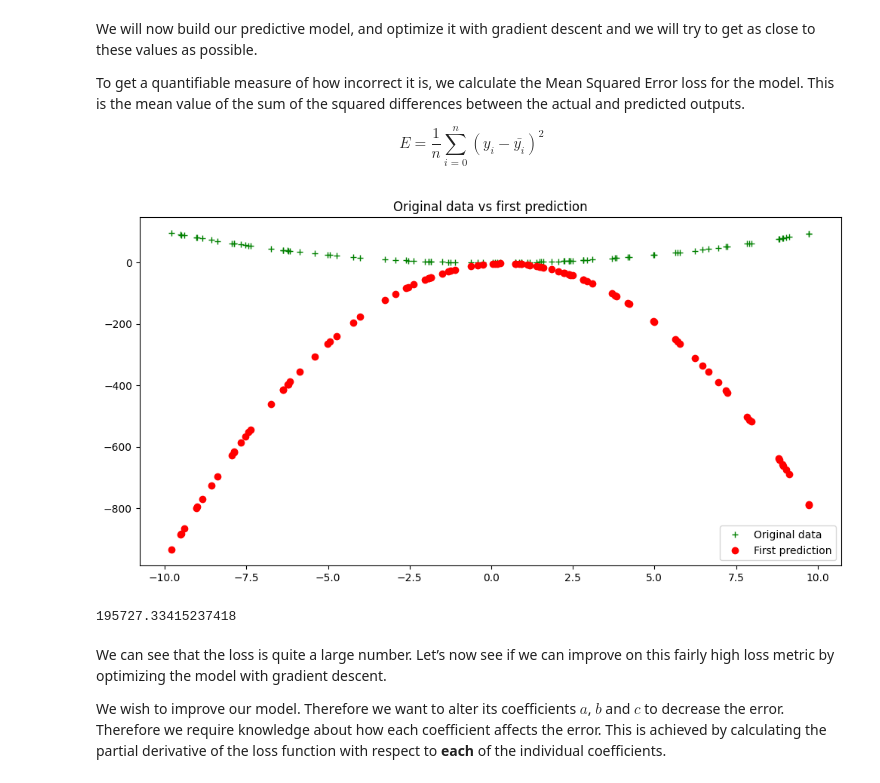
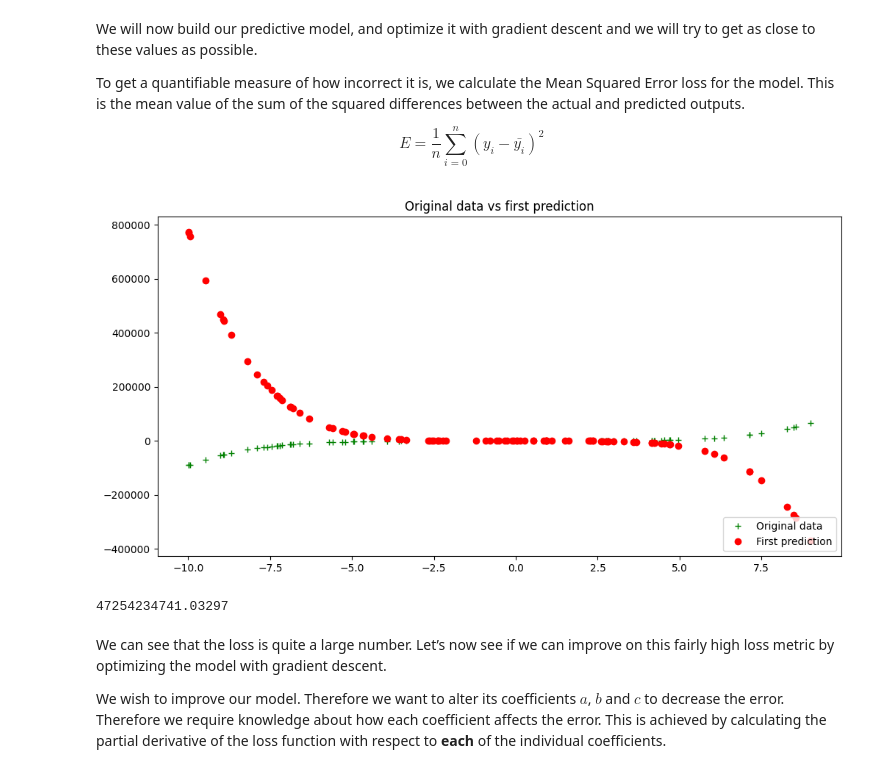
Before and after one commit to SurajUppal21/Suraj-Uppal_SrishtiAssignments, a Jupyter notebook: SRISHTI'23_Tutorial_07.ipynb, the cells around one changed output. Drawn from its saved outputs; the diff is of its cells as text; code cells hidden in the pictures.

```diff
--- a/SRISHTI'23_Tutorial_07.ipynb
+++ b/SRISHTI'23_Tutorial_07.ipynb
@@ -47,14 +47,17 @@ def eval_2nd_degree(coeffs, x):
 
     """
 
-    a = coeffs[0] * (x * x)
-    b = coeffs[1] * x
-    c = coeffs[2]
-    y = a + b + c
+    a = coeffs[0] * (x **5)
+    b = coeffs[1] * x**4
+    c = coeffs[2]*x**3
+    d = coeffs[3]*x**2
+    e = coeffs[4]*x
+    f = coeffs[5]
+    y = a + b + c + d + e+ f
     return y
 
 hundred_xs = np.random.uniform(-10, 10, 100)
-coeffs = [1, 0, 0]
+coeffs = [1, 1, 1,1,1,1]
 
 xs = []
 ys = []
@@ -86,10 +89,14 @@ def eval_2nd_degree_jitter(coeffs, x, j):
 
     """
 
-    a = coeffs[0] * (x * x)
-    b = coeffs[1] * x
-    c = coeffs[2]
-    y = a + b + c
+    a = coeffs[0] * (x **5)
+    b = coeffs[1] * x**4
+    c = coeffs[2]*x**3
+    d = coeffs[3]*x**2
+    e = coeffs[4]*x
+    f = coeffs[5]
+    y = a + b + c + d + e+ f
+    return y
 
     interval = [y - j, y + j]
     interval_min = interval[0]
@@ -155,21 +162,23 @@ def loss_mse(ys, y_bar):
     return sum((ys - y_bar) * (ys - y_bar)) / len(ys)
 # %%
 # First step, randomly predicting the coefficients
-rand_coeffs = (random.randrange(-10, 10), random.randrange(-10, 10), random.randrange(-10, 10))
+rand_coeffs = (random.randrange(-10, 10), random.randrange(-10, 10),
+               random.randrange(-10, 10),random.randrange(-10, 10),
+               random.randrange(-10, 10),random.randrange(-10, 10))
 y_bar = eval_2nd_degree(rand_coeffs, hundred_xs)
 plt.figure(figsize=(12, 6))
 plt.plot(xs, ys, 'g+', label = 'Original data')
 plt.plot(xs, y_bar, 'ro', label = 'First prediction')
 plt.title('Original data vs first prediction')
 plt.legend(loc="lower right")
 plt.show()
 # %% [output]
-[figure, old version]
+[figure, new version]
 # %%
 initial_model_loss = loss_mse(ys, y_bar)
 initial_model_loss
 # %% [output]
-195727.33415237418
+47254234741.03297
 # %% [markdown]
 We can see that the loss is quite a large number. Let’s now see if we can improve on this fairly high loss metric by optimizing the model with gradient descent.
 
```
Also changed, not shown: parts of 10 cells of this notebook.
